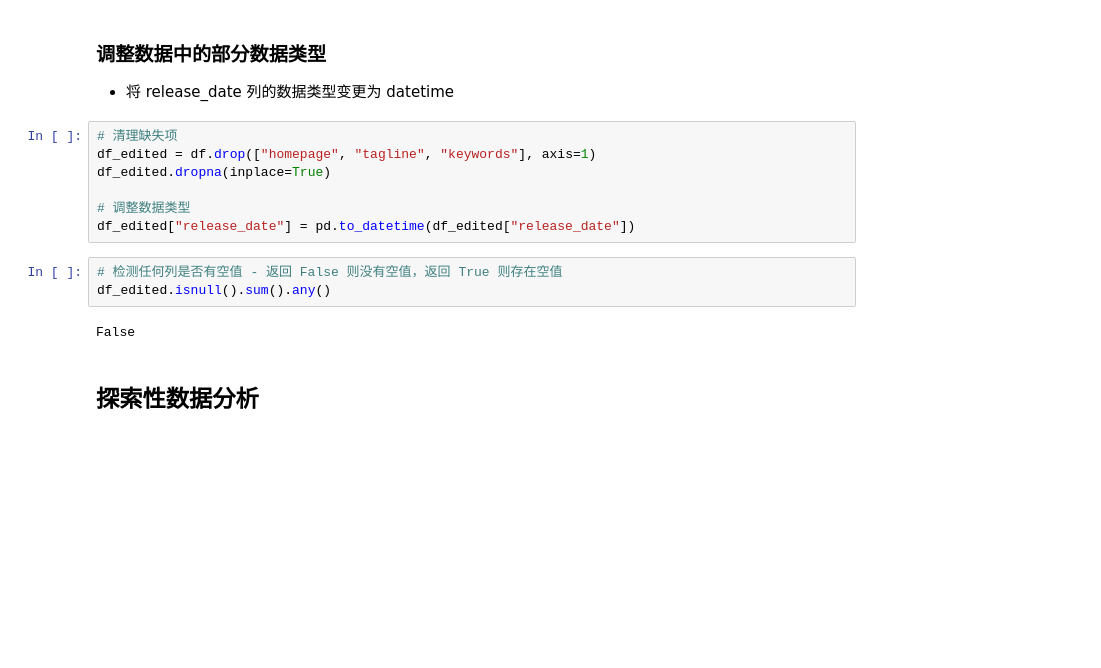
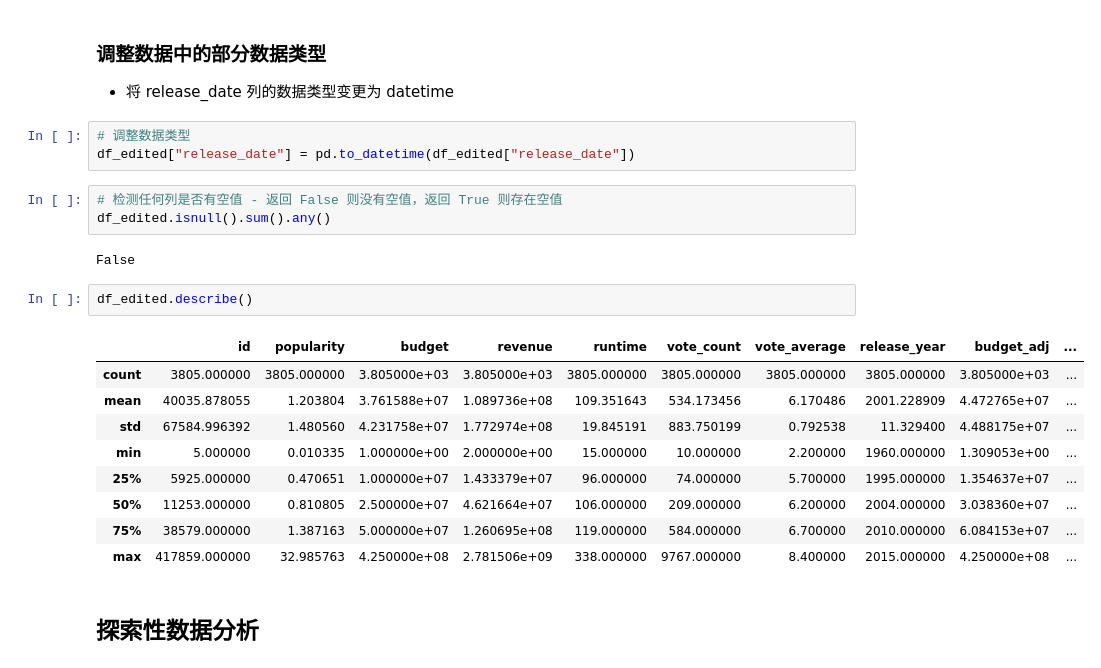
Before and after one commit to chpwang/udacity_machine_learning, a Jupyter notebook: twentynight-p3/Investigate_a_Dataset_twentynight_p3.ipynb, the cells around one changed output. Saved outputs shown, nothing was run; the diff lists cells and outputs as text; blank space fills up the shorter version.

```diff
--- a/twentynight-p3/Investigate_a_Dataset_twentynight_p3.ipynb
+++ b/twentynight-p3/Investigate_a_Dataset_twentynight_p3.ipynb
@@ -102,10 +135,6 @@ memory usage: 1.7+ MB
 
 - 将 release_date 列的数据类型变更为 datetime
 # %%
-# 清理缺失项
-df_edited = df.drop(["homepage", "tagline", "keywords"], axis=1)
-df_edited.dropna(inplace=True)
-
 # 调整数据类型
 df_edited["release_date"] = pd.to_datetime(df_edited["release_date"])
 # %%
@@ -113,6 +142,18 @@ df_edited["release_date"] = pd.to_datetime(df_edited["release_date"])
 df_edited.isnull().sum().any()
 # %% [output]
 False
+# %%
+df_edited.describe()
+# %% [output]
+|  | id | popularity | budget | revenue | runtime | vote_count | vote_average | release_year | budget_adj | ... |
+| count | 3805.000000 | 3805.000000 | 3.805000e+03 | 3.805000e+03 | 3805.000000 | 3805.000000 | 3805.000000 | 3805.000000 | 3.805000e+03 | ... |
+| mean | 40035.878055 | 1.203804 | 3.761588e+07 | 1.089736e+08 | 109.351643 | 534.173456 | 6.170486 | 2001.228909 | 4.472765e+07 | ... |
+| std | 67584.996392 | 1.480560 | 4.231758e+07 | 1.772974e+08 | 19.845191 | 883.750199 | 0.792538 | 11.329400 | 4.488175e+07 | ... |
+| min | 5.000000 | 0.010335 | 1.000000e+00 | 2.000000e+00 | 15.000000 | 10.000000 | 2.200000 | 1960.000000 | 1.309053e+00 | ... |
+| 25% | 5925.000000 | 0.470651 | 1.000000e+07 | 1.433379e+07 | 96.000000 | 74.000000 | 5.700000 | 1995.000000 | 1.354637e+07 | ... |
+| 50% | 11253.000000 | 0.810805 | 2.500000e+07 | 4.621664e+07 | 106.000000 | 209.000000 | 6.200000 | 2004.000000 | 3.038360e+07 | ... |
+| 75% | 38579.000000 | 1.387163 | 5.000000e+07 | 1.260695e+08 | 119.000000 | 584.000000 | 6.700000 | 2010.000000 | 6.084153e+07 | ... |
+| max | 417859.000000 | 32.985763 | 4.250000e+08 | 2.781506e+09 | 338.000000 | 9767.000000 | 8.400000 | 2015.000000 | 4.250000e+08 | ... |
 # %% [markdown]
 <a id='eda'></a>
 ## 探索性数据分析
```
Also changed, not shown: parts of 15 cells of this notebook, 1 other file.
